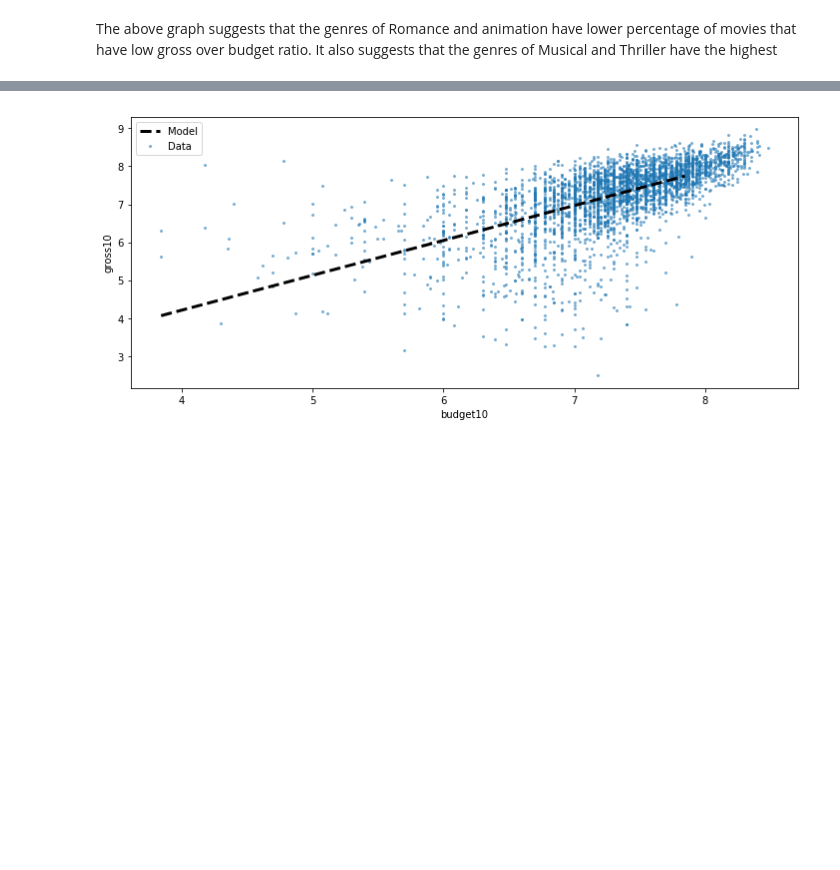
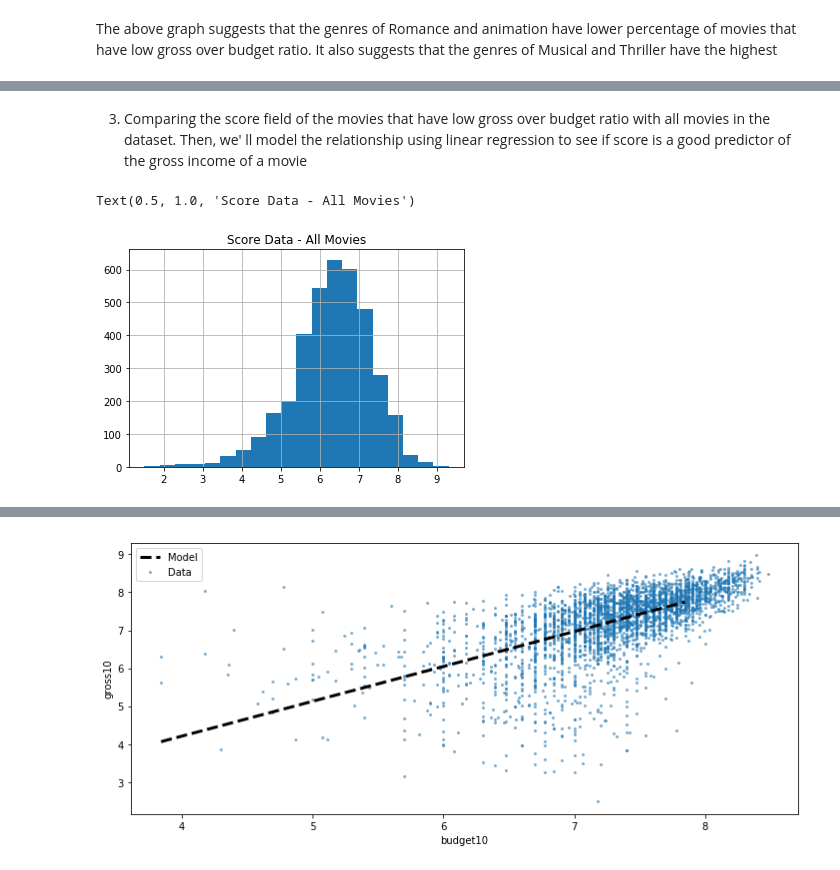
Before and after one commit to Dragon-Abyss/Cogs-Final, a Jupyter notebook: final-108.ipynb, the cells around one changed output, grey strips where cells are left out. Drawn from its saved outputs; the diff is of its cells as text; code cells hidden in the pictures; blank space fills up the shorter version.

```diff
--- a/final-108.ipynb
+++ b/final-108.ipynb
@@ -291,0 +314,8 @@ The above graph suggests that the genres of Romance and animation have lower per
+# %% [markdown]
+3) Comparing the score field of the movies that have low gross over budget ratio with all movies in the dataset. Then, we' ll model the relationship using linear regression to see if score is a good predictor of the gross income of a movie
+# %%
+df.hist(column= 'score', bins=20, )
+plt.title('Score Data - All Movies')
+# %% [output]
+Text(0.5, 1.0, 'Score Data - All Movies')
+[figure, added]
```
Also changed, not shown: parts of 27 cells of this notebook.
